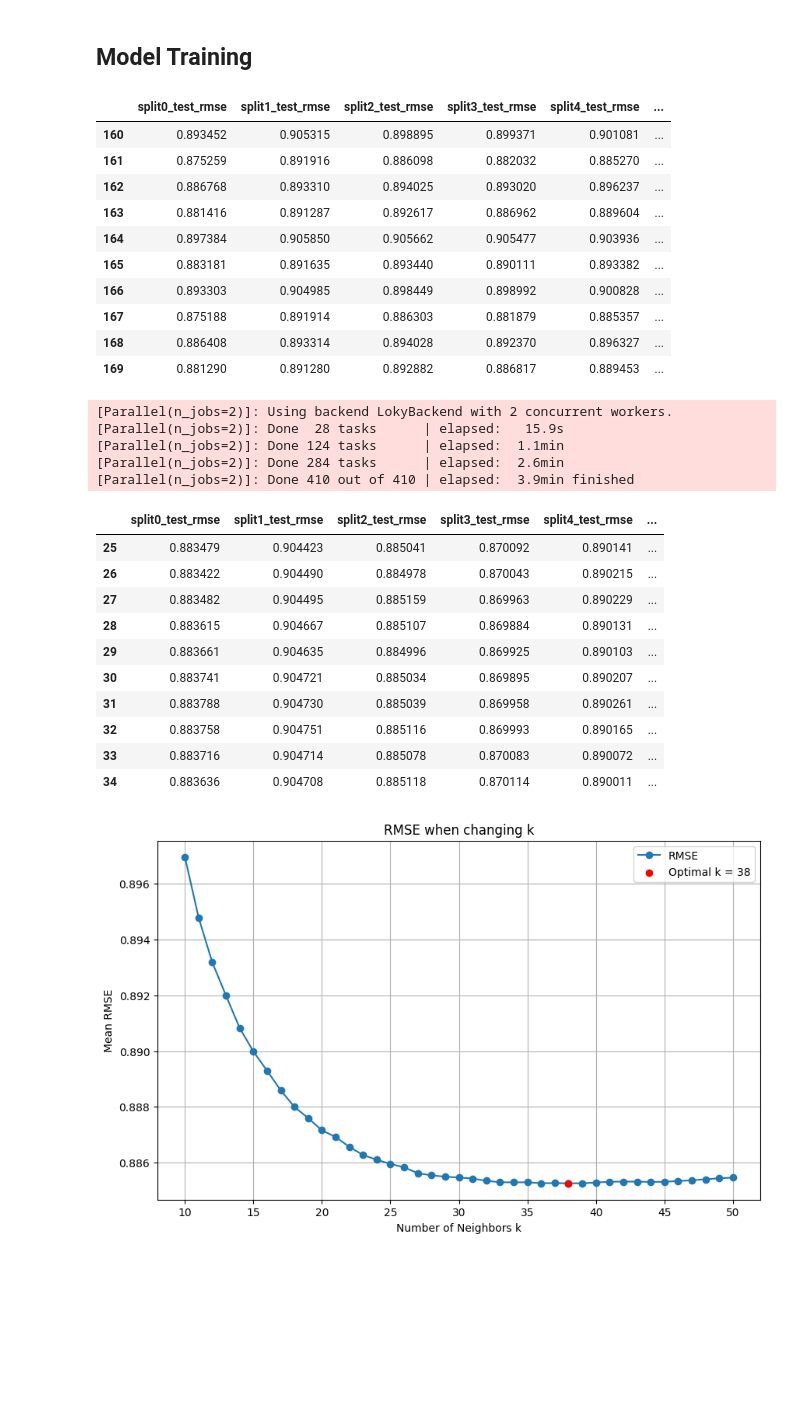
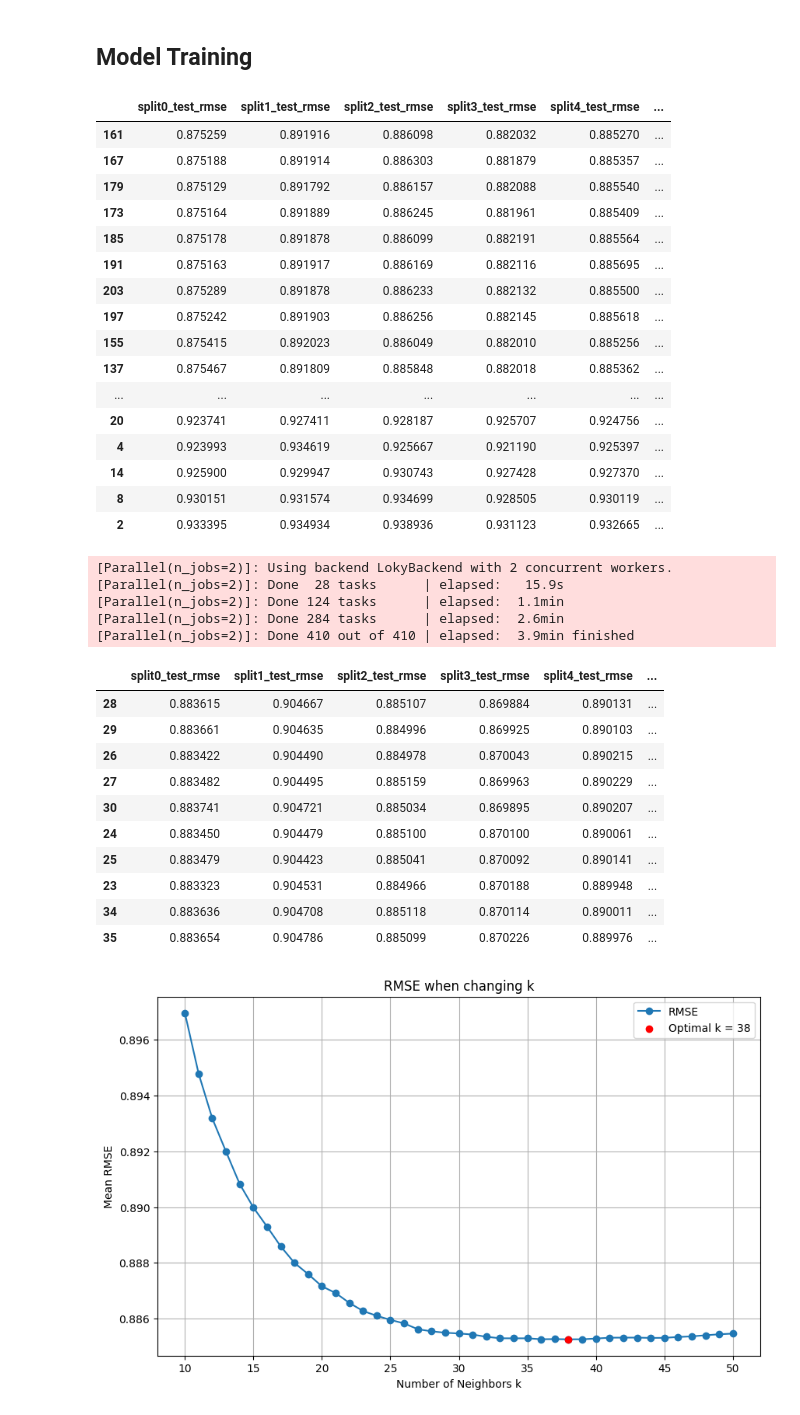
Before and after one commit to Pinminh/movielens-recommender, a Jupyter notebook: notebooks/knn_zscore.ipynb, the cells around one changed output. Cells and saved outputs as stored; diff of their text form; code cells hidden in the pictures; blank space fills up the shorter version.

```diff
--- a/notebooks/knn_zscore.ipynb
+++ b/notebooks/knn_zscore.ipynb
@@ -42,21 +42,29 @@ pd.set_option('display.expand_frame_repr', False)
 # %%
 gs = load_gscv("gs_knn_zscore")
 
 gs_df = pd.DataFrame(gs.cv_results)
 
-gs_df.drop(columns=["mean_fit_time", "std_fit_time", "mean_test_time", "std_test_time", "params"])[160:170]
+abbr_gs_df = gs_df.drop(columns=["mean_fit_time", "std_fit_time", "mean_test_time", "std_test_time", "params"])
+
+abbr_gs_df.sort_values(by="rank_test_rmse", ascending=True, inplace=False)[0:10]
 # %% [output]
 |  | split0_test_rmse | split1_test_rmse | split2_test_rmse | split3_test_rmse | split4_test_rmse | ... |
-| 160 | 0.893452 | 0.905315 | 0.898895 | 0.899371 | 0.901081 | ... |
 | 161 | 0.875259 | 0.891916 | 0.886098 | 0.882032 | 0.885270 | ... |
-| 162 | 0.886768 | 0.893310 | 0.894025 | 0.893020 | 0.896237 | ... |
-| 163 | 0.881416 | 0.891287 | 0.892617 | 0.886962 | 0.889604 | ... |
-| 164 | 0.897384 | 0.905850 | 0.905662 | 0.905477 | 0.903936 | ... |
-| 165 | 0.883181 | 0.891635 | 0.893440 | 0.890111 | 0.893382 | ... |
-| 166 | 0.893303 | 0.904985 | 0.898449 | 0.898992 | 0.900828 | ... |
 | 167 | 0.875188 | 0.891914 | 0.886303 | 0.881879 | 0.885357 | ... |
-| 168 | 0.886408 | 0.893314 | 0.894028 | 0.892370 | 0.896327 | ... |
-| 169 | 0.881290 | 0.891280 | 0.892882 | 0.886817 | 0.889453 | ... |
+| 179 | 0.875129 | 0.891792 | 0.886157 | 0.882088 | 0.885540 | ... |
+| 173 | 0.875164 | 0.891889 | 0.886245 | 0.881961 | 0.885409 | ... |
+| 185 | 0.875178 | 0.891878 | 0.886099 | 0.882191 | 0.885564 | ... |
+| 191 | 0.875163 | 0.891917 | 0.886169 | 0.882116 | 0.885695 | ... |
+| 203 | 0.875289 | 0.891878 | 0.886233 | 0.882132 | 0.885500 | ... |
+| 197 | 0.875242 | 0.891903 | 0.886256 | 0.882145 | 0.885618 | ... |
+| 155 | 0.875415 | 0.892023 | 0.886049 | 0.882010 | 0.885256 | ... |
+| 137 | 0.875467 | 0.891809 | 0.885848 | 0.882018 | 0.885362 | ... |
+| ... | ... | ... | ... | ... | ... | ... |
+| 20 | 0.923741 | 0.927411 | 0.928187 | 0.925707 | 0.924756 | ... |
+| 4 | 0.923993 | 0.934619 | 0.925667 | 0.921190 | 0.925397 | ... |
+| 14 | 0.925900 | 0.929947 | 0.930743 | 0.927428 | 0.927370 | ... |
+| 8 | 0.930151 | 0.931574 | 0.934699 | 0.928505 | 0.930119 | ... |
+| 2 | 0.933395 | 0.934934 | 0.938936 | 0.931123 | 0.932665 | ... |
 # %%
 %run ../core/gs_knn_zscore_user_pearson.py
 # %% [output]
@@ -70,19 +78,21 @@ gs = load_gscv("gs_knn_zscore_user_pearson")
 
 gs_df = pd.DataFrame(gs.cv_results)
 
-gs_df.drop(columns=["mean_fit_time", "std_fit_time", "mean_test_time", "std_test_time", "params"])[25:35]
+abbr_gs_df = gs_df.drop(columns=["mean_fit_time", "std_fit_time", "mean_test_time", "std_test_time", "params", "param_sim_options"])
+
+abbr_gs_df.sort_values(by="rank_test_rmse", ascending=True, inplace=False)[0:10]
 # %% [output]
 |  | split0_test_rmse | split1_test_rmse | split2_test_rmse | split3_test_rmse | split4_test_rmse | ... |
-| 25 | 0.883479 | 0.904423 | 0.885041 | 0.870092 | 0.890141 | ... |
+| 28 | 0.883615 | 0.904667 | 0.885107 | 0.869884 | 0.890131 | ... |
+| 29 | 0.883661 | 0.904635 | 0.884996 | 0.869925 | 0.890103 | ... |
 | 26 | 0.883422 | 0.904490 | 0.884978 | 0.870043 | 0.890215 | ... |
 | 27 | 0.883482 | 0.904495 | 0.885159 | 0.869963 | 0.890229 | ... |
-| 28 | 0.883615 | 0.904667 | 0.885107 | 0.869884 | 0.890131 | ... |
-| 29 | 0.883661 | 0.904635 | 0.884996 | 0.869925 | 0.890103 | ... |
 | 30 | 0.883741 | 0.904721 | 0.885034 | 0.869895 | 0.890207 | ... |
-| 31 | 0.883788 | 0.904730 | 0.885039 | 0.869958 | 0.890261 | ... |
-| 32 | 0.883758 | 0.904751 | 0.885116 | 0.869993 | 0.890165 | ... |
-| 33 | 0.883716 | 0.904714 | 0.885078 | 0.870083 | 0.890072 | ... |
+| 24 | 0.883450 | 0.904479 | 0.885100 | 0.870100 | 0.890061 | ... |
+| 25 | 0.883479 | 0.904423 | 0.885041 | 0.870092 | 0.890141 | ... |
+| 23 | 0.883323 | 0.904531 | 0.884966 | 0.870188 | 0.889948 | ... |
 | 34 | 0.883636 | 0.904708 | 0.885118 | 0.870114 | 0.890011 | ... |
+| 35 | 0.883654 | 0.904786 | 0.885099 | 0.870226 | 0.889976 | ... |
 # %%
 gs = load_gscv("gs_knn_zscore_user_pearson")
 df = pd.DataFrame(gs.cv_results)
```
Also changed, not shown: 3 other files.
